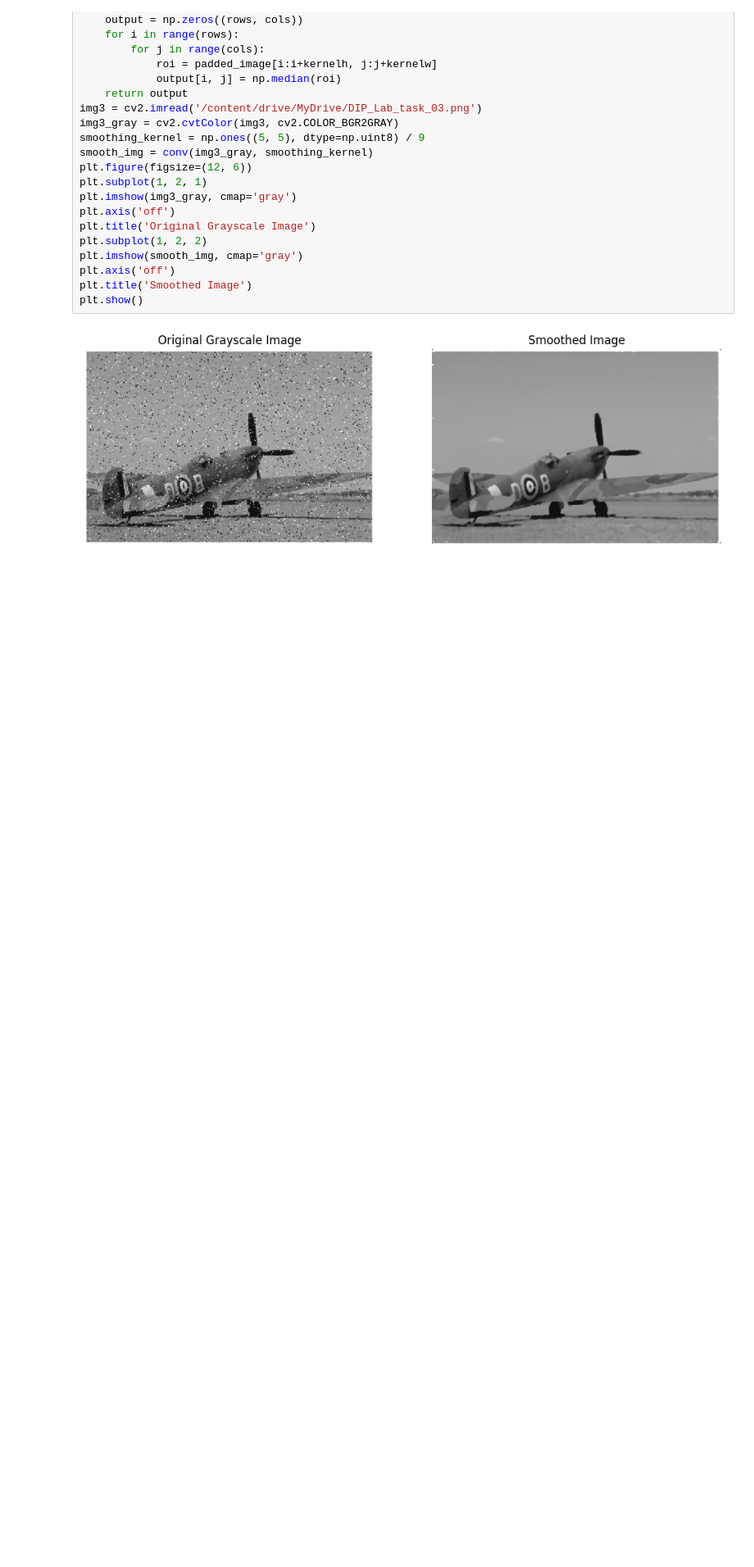
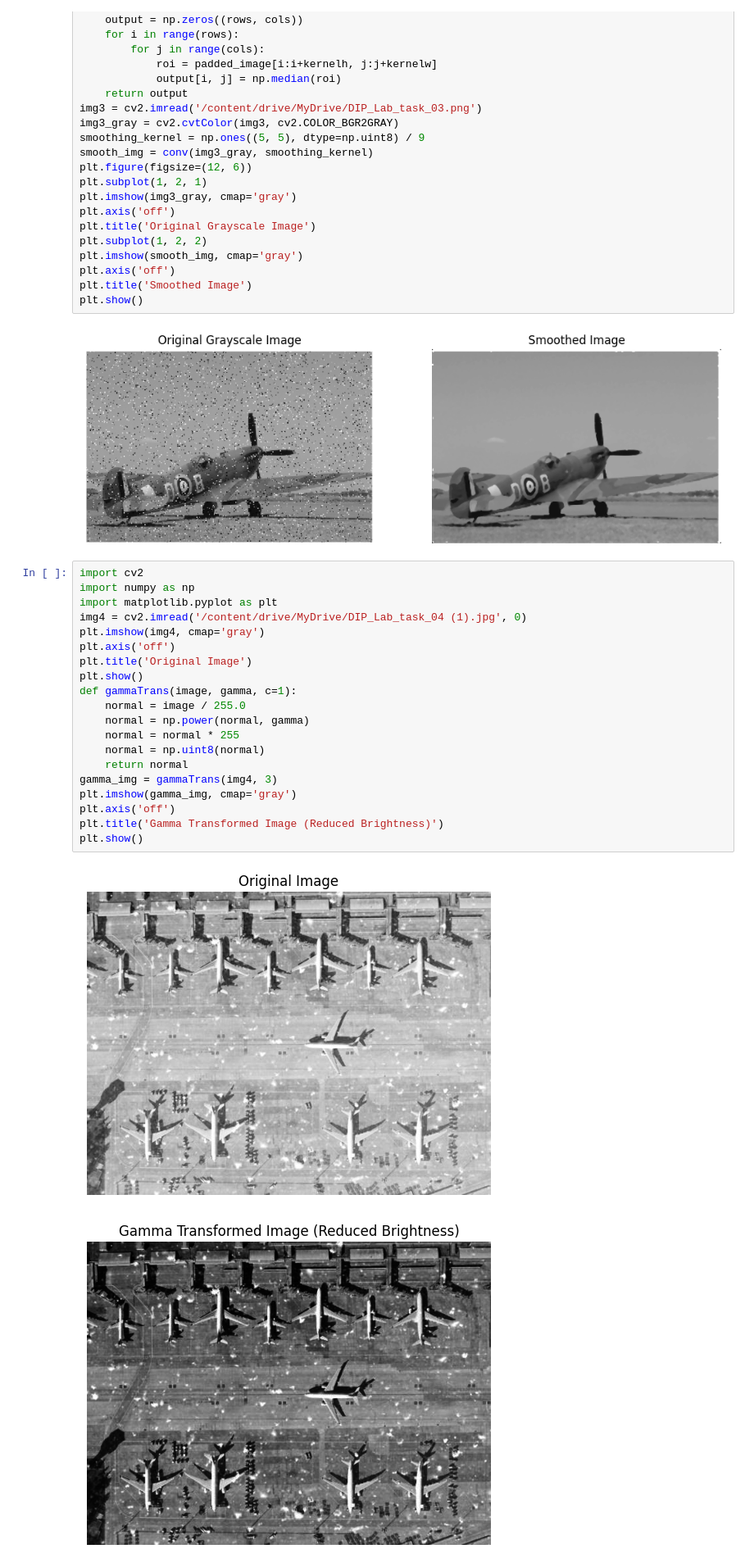
Before and after one commit to Saptak3315/Dip_Lab_Task_2019331515, a Jupyter notebook: Copy_of_DIP_lab_exam_sec[19_20].ipynb, the cells around one changed output. Shown at 82% size. Saved outputs shown, nothing was run; the diff lists cells and outputs as text; blank space fills up the shorter version.

Commit message:
Task 4 completed

```diff
--- a/Copy_of_DIP_lab_exam_sec[19_20].ipynb
+++ b/Copy_of_DIP_lab_exam_sec[19_20].ipynb
@@ -136,3 +136,26 @@ plt.title('Smoothed Image')
 plt.show()
 # %% [output]
 [figure]
+# %%
+import cv2
+import numpy as np
+import matplotlib.pyplot as plt
+img4 = cv2.imread('/content/drive/MyDrive/DIP_Lab_task_04 (1).jpg', 0)
+plt.imshow(img4, cmap='gray')
+plt.axis('off')
+plt.title('Original Image')
+plt.show()
+def gammaTrans(image, gamma, c=1):
+    normal = image / 255.0
+    normal = np.power(normal, gamma)
+    normal = normal * 255
+    normal = np.uint8(normal)
+    return normal
+gamma_img = gammaTrans(img4, 3)
+plt.imshow(gamma_img, cmap='gray')
+plt.axis('off')
+plt.title('Gamma Transformed Image (Reduced Brightness)')
+plt.show()
+# %% [output]
+[figure, added]
+[figure, added]
```
